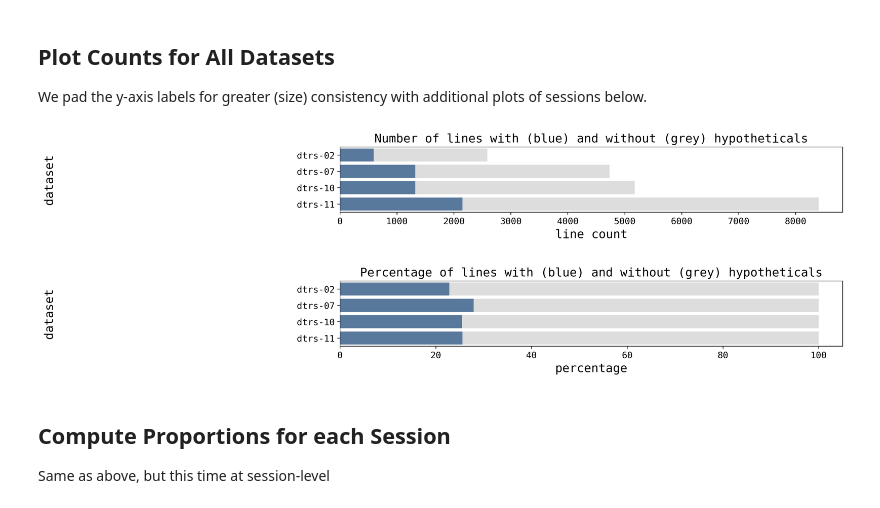
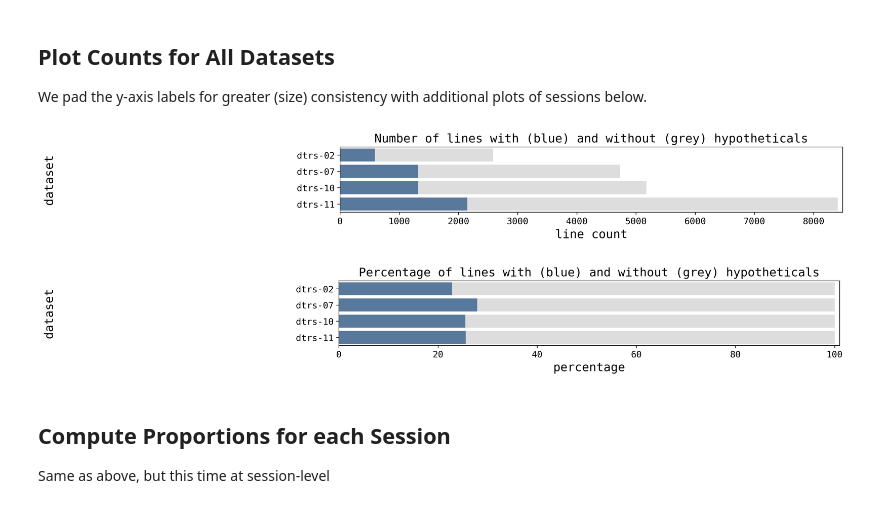
Before and after one commit to senthilchandrasegaran/dtrs_analysis, a Jupyter notebook: Non-Temporal Analysis.ipynb, the cells around one changed output. Saved outputs shown, nothing was run; the diff lists cells and outputs as text; code cells hidden in the pictures.

```diff
--- a/Non-Temporal Analysis.ipynb
+++ b/Non-Temporal Analysis.ipynb
@@ -172,19 +172,20 @@ We pad the y-axis labels for greater (size) consistency with additional plots of
 # %%
 fig, ax = plt.subplots(figsize=(12, 1.6), dpi=300)
 session_names = list(df['session'])
 unique_session_names = list(set(session_names))
 session_name_maxlen = len(max(unique_session_names, key=len))
 bars = sns.barplot(x = 'line count', y = 'dataset', color = "#dddddd",
                    data = df_counts[df_counts.type == 'total'])
 bars = sns.barplot(x = 'line count', y = 'dataset', color = "#4e79a7",
                    data = df_counts[df_counts.type == 'hypotheticals'])
 labels = [item.get_text() for item in ax.get_yticklabels()]
 labels_padded = [item.rjust(session_name_maxlen) for item in labels]
 ax.set_yticklabels(labels_padded)
+bars.set_xlim([0,max(list(df_counts['line count']))*1.01])
 bars.set_title("Number of lines with (blue) and without (grey) hypotheticals", fontsize=16)
 print()
 # %% [output]
-[figure, old version]
+[figure, new version]
 # %%
 fig, ax = plt.subplots(figsize=(12, 1.6), dpi=300)
 bars = sns.barplot(x = 'percentage', y = 'dataset', color = "#dddddd",
@@ -195,9 +196,10 @@ labels = [item.get_text() for item in ax.get_yticklabels()]
 labels_padded = [item.rjust(session_name_maxlen) for item in labels]
 ax.set_yticklabels(labels_padded)
 bars.set_title("Percentage of lines with (blue) and without (grey) hypotheticals", fontsize=16)
+bars.set_xlim([0,101])
 print()
 # %% [output]
-[figure, old version]
+[figure, new version]
 # %% [markdown]
 ## Compute Proportions for each Session
 Same as above, but this time at session-level
```
Also changed, not shown: 8 other files.
